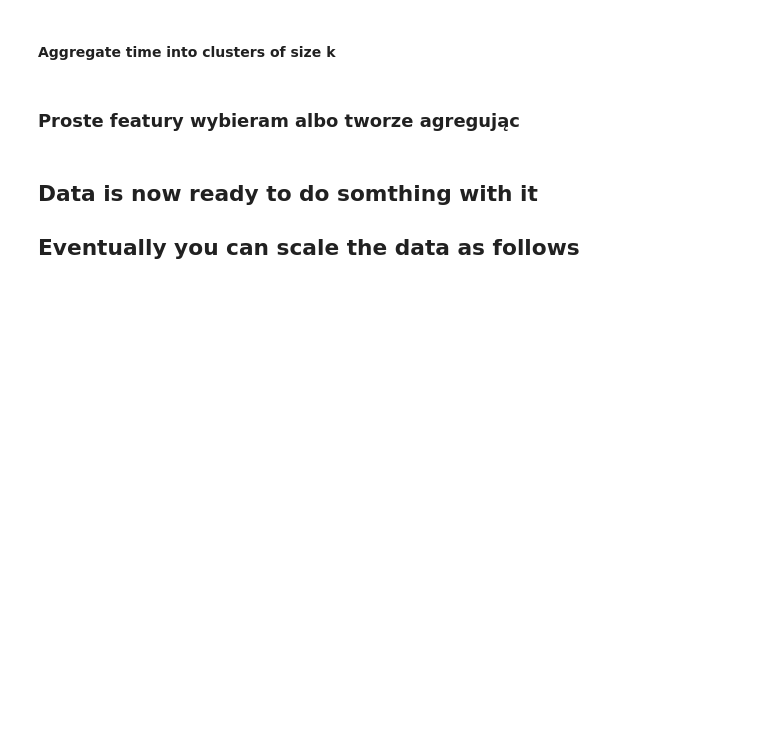
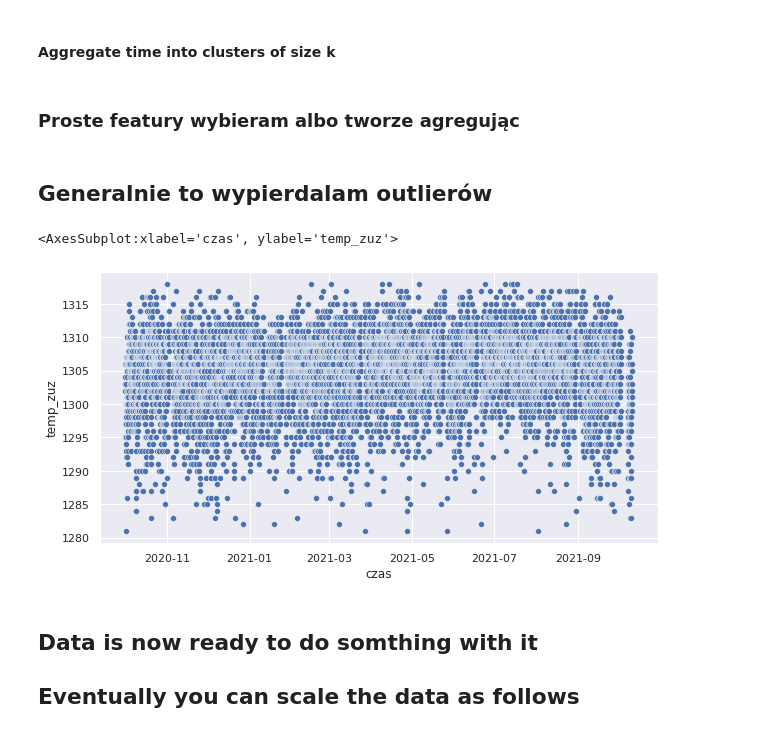
Before and after one commit to falowane-garnki/cuvalley, a Jupyter notebook: data_processing/data_processing.ipynb, the cells around one changed output. Cells and saved outputs as stored; diff of their text form; code cells hidden in the pictures; blank space fills up the shorter version.

```diff
--- a/data_processing/data_processing.ipynb
+++ b/data_processing/data_processing.ipynb
@@ -50,5 +50,15 @@ df["TEMP_ZUZ"] = df_og["temp_zuz"]
 # %%
 df1, df2, df3 = split(df, proportions=(0.7, 0.15, 0.15))
+# %% [markdown]
+## Generalnie to wypierdalam outlierów
+# %%
+df = df.loc[(df_og.temp_zuz < 1319) & (df_og.temp_zuz > 1280)]
+# %%
+sns.set(rc = {'figure.figsize':(10,5)})
+sns.scatterplot(data=df, x='czas', y="temp_zuz")
+# %% [output]
+<AxesSubplot:xlabel='czas', ylabel='temp_zuz'>
+[figure, added]
 # %% [markdown]
 ## Data is now ready to do somthing with it
 ## Eventually you can scale the data as follows
```
Also changed, not shown: parts of 7 cells of this notebook, 2 other files.
